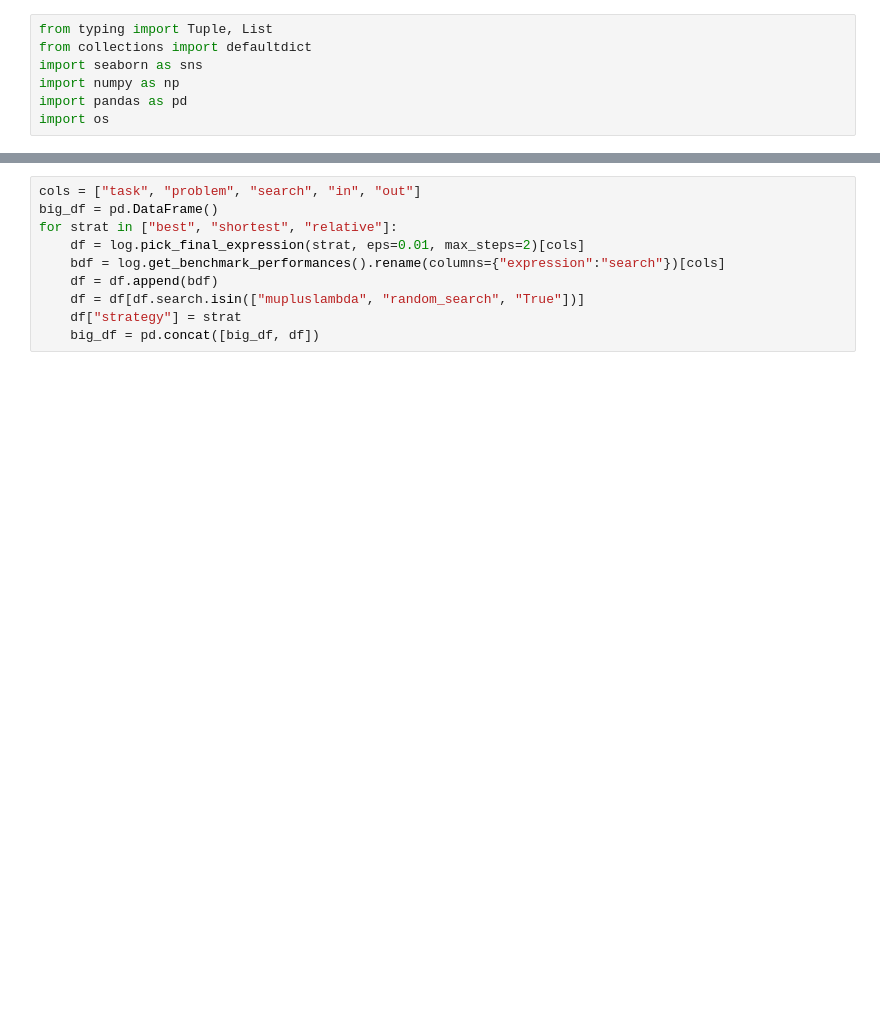
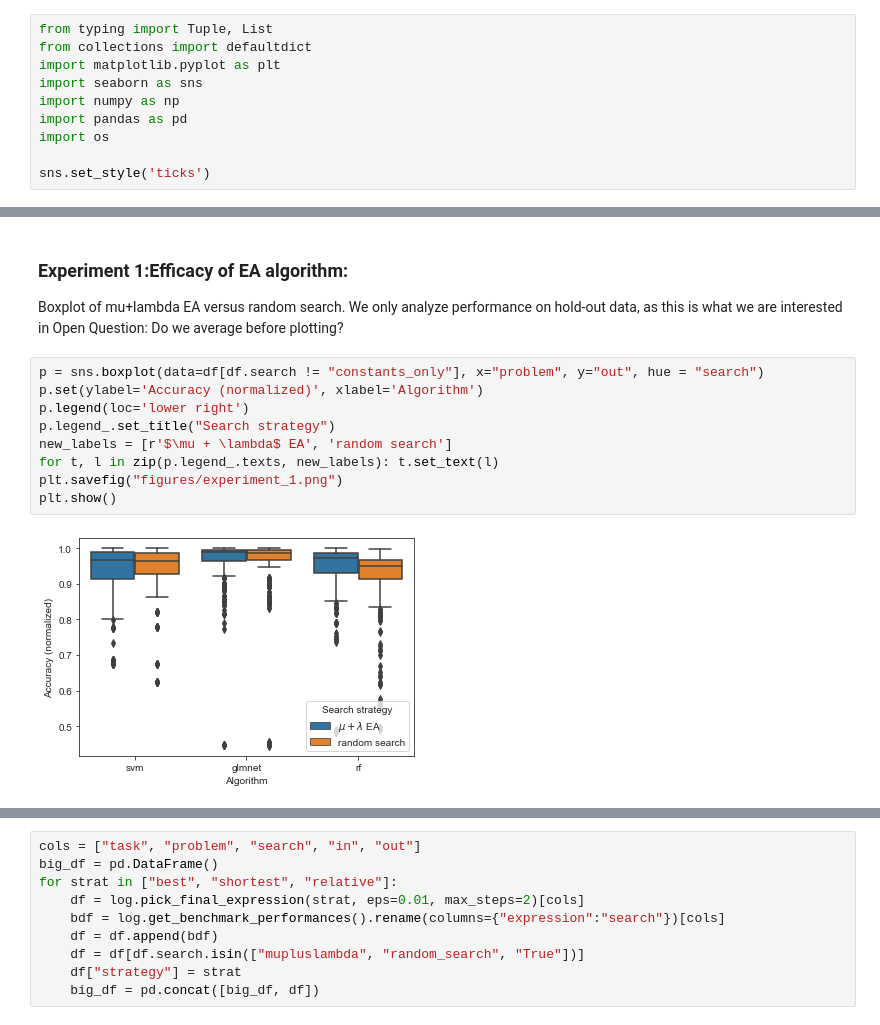
Before and after one commit to PGijsbers/symbolicdefaults, a Jupyter notebook: LogParsing-V3.ipynb, the cells around one changed output, grey strips where cells are left out. Drawn from its saved outputs; the diff is of its cells as text; blank space fills up the shorter version.

```diff
--- a/LogParsing-V3.ipynb
+++ b/LogParsing-V3.ipynb
@@ -1,7 +1,10 @@
 # %%
 from typing import Tuple, List
 from collections import defaultdict
+import matplotlib.pyplot as plt
 import seaborn as sns
 import numpy as np
 import pandas as pd
 import os
+
+sns.set_style('ticks')
@@ -104,0 +126,16 @@ df
+# %% [markdown]
+### Experiment 1:Efficacy of EA algorithm:
+Boxplot of mu+lambda EA versus random search.
+We only analyze performance on hold-out data, as this is what we are interested in
+Open Question: Do we average before plotting?
+# %%
+p = sns.boxplot(data=df[df.search != "constants_only"], x="problem", y="out", hue = "search")
+p.set(ylabel='Accuracy (normalized)', xlabel='Algorithm')
+p.legend(loc='lower right')
+p.legend_.set_title("Search strategy")
+new_labels = [r'$\mu + \lambda$ EA', 'random search']
+for t, l in zip(p.legend_.texts, new_labels): t.set_text(l)
+plt.savefig("figures/experiment_1.png")
+plt.show()
+# %% [output]
+[figure, added]
```
Also changed, not shown: parts of 17 cells of this notebook.
